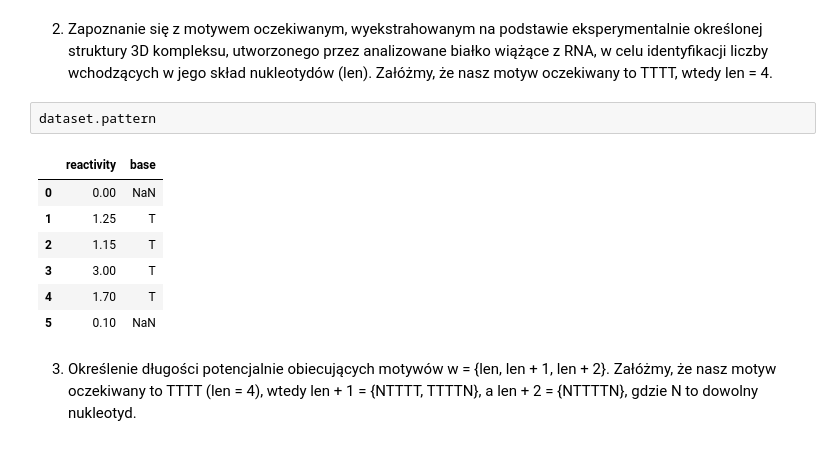
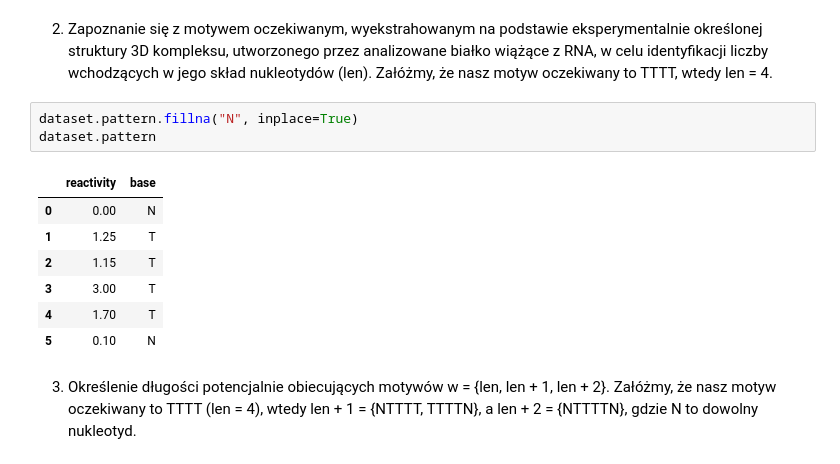
Before and after one commit to Mimikkk/2024-siwb, a Jupyter notebook: project-2/hnrnpc_motifs.ipynb, the cells around one changed output. Saved outputs shown, nothing was run; the diff lists cells and outputs as text.

Commit message:
fix: :bug: fix dataset pattern

```diff
--- a/project-2/hnrnpc_motifs.ipynb
+++ b/project-2/hnrnpc_motifs.ipynb
@@ -23,16 +23,17 @@ dataset = Dataset.read(f"./resources/datasets/{protein}")
 [memo::read-4c47d5...] Loading from memory.
 # %% [markdown]
 2. Zapoznanie się z motywem oczekiwanym, wyekstrahowanym na podstawie eksperymentalnie określonej struktury 3D kompleksu, utworzonego przez analizowane białko wiążące z RNA, w celu identyfikacji liczby wchodzących w jego skład nukleotydów (len). Załóżmy, że nasz motyw oczekiwany to TTTT, wtedy len = 4.
-# %%
-dataset.pattern
-# %% [output]
-|  | reactivity | base |
-| 0 | 0.00 | NaN |
-| 1 | 1.25 | T |
-| 2 | 1.15 | T |
-| 3 | 3.00 | T |
-| 4 | 1.70 | T |
-| 5 | 0.10 | NaN |
+# %%
+dataset.pattern.fillna("N", inplace=True)
+dataset.pattern
+# %% [output]
+|  | reactivity | base |
+| 0 | 0.00 | N |
+| 1 | 1.25 | T |
+| 2 | 1.15 | T |
+| 3 | 3.00 | T |
+| 4 | 1.70 | T |
+| 5 | 0.10 | N |
 # %% [markdown]
 3. Określenie długości potencjalnie obiecujących motywów w = {len, len + 1, len + 2}. Załóżmy, że nasz motyw oczekiwany to TTTT (len = 4), wtedy len + 1 = {NTTTT, TTTTN}, a len + 2 = {NTTTTN}, gdzie N to dowolny nukleotyd.
 # %%
```
Also changed, not shown: parts of 3 cells of this notebook.
